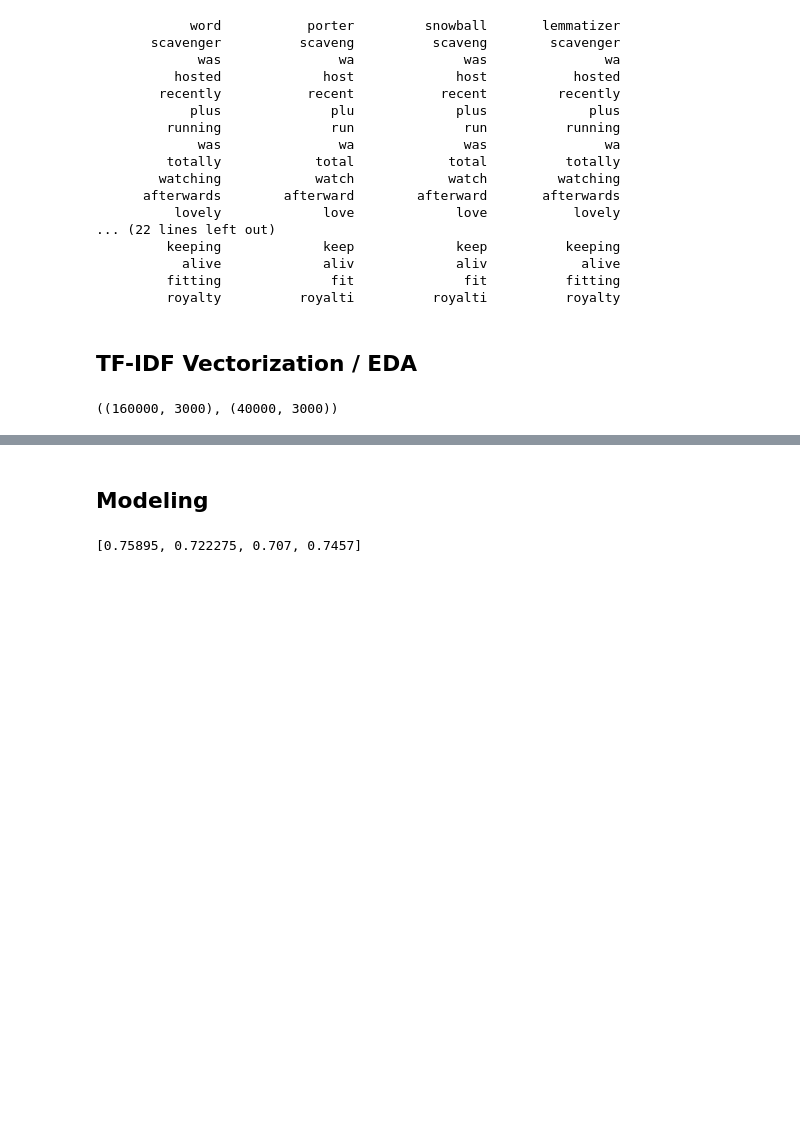
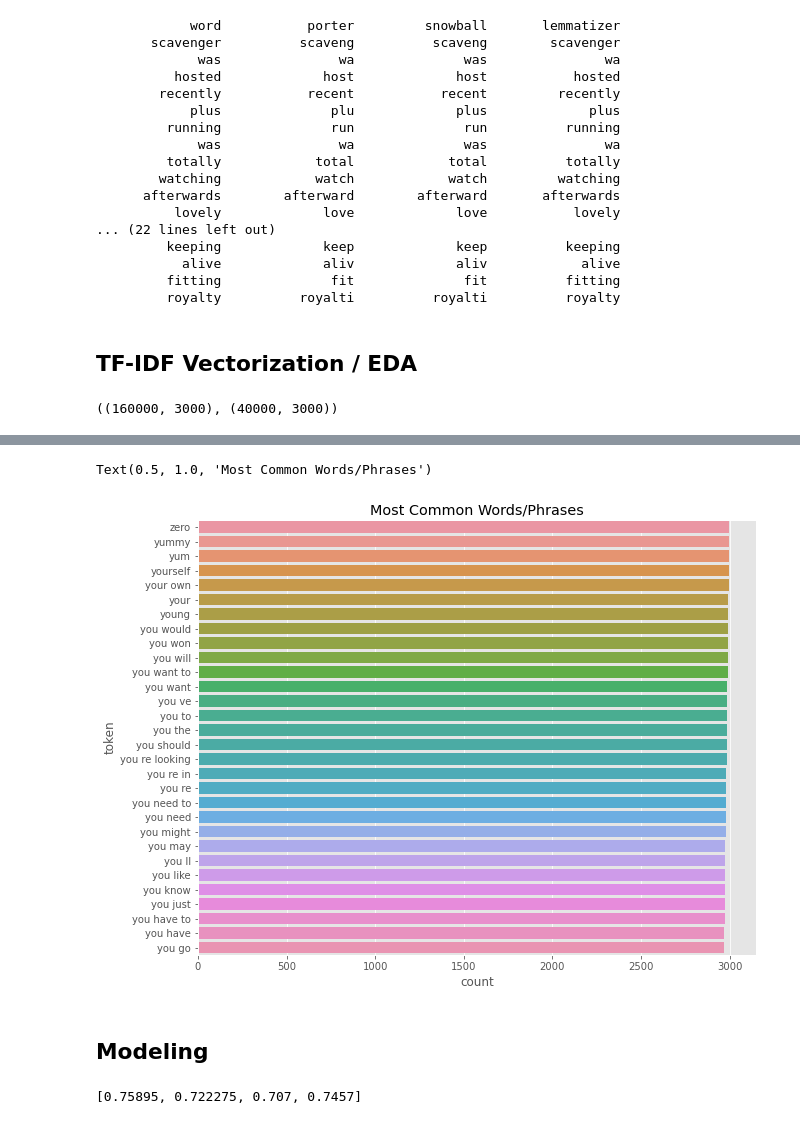
Before and after one commit to kelly-zhao/Predicting-Humor-in-Yelp-Reviews, a Jupyter notebook: reviews.ipynb, the cells around one changed output, grey strips where cells are left out. Cells and saved outputs as stored; diff of their text form; code cells hidden in the pictures; blank space fills up the shorter version.

```diff
--- a/reviews.ipynb
+++ b/reviews.ipynb
@@ -389,0 +437,10 @@ pd.DataFrame.from_dict(data)
+# %%
+plt.figure(figsize=(10,8))
+ax = sns.barplot(x='count', y=word_df.index, data=word_df)
+ax.set_title("Most Common Words/Phrases")
+#plt.show()
+#plt.savefig('mostcommon', bbox_inches='tight')
+#ax = sns.barplot(x=counts.counts, y=counts.index, data=counts)
+# %% [output]
+Text(0.5, 1.0, 'Most Common Words/Phrases')
+[figure, added]
```
Also changed, not shown: parts of 14 cells of this notebook.
